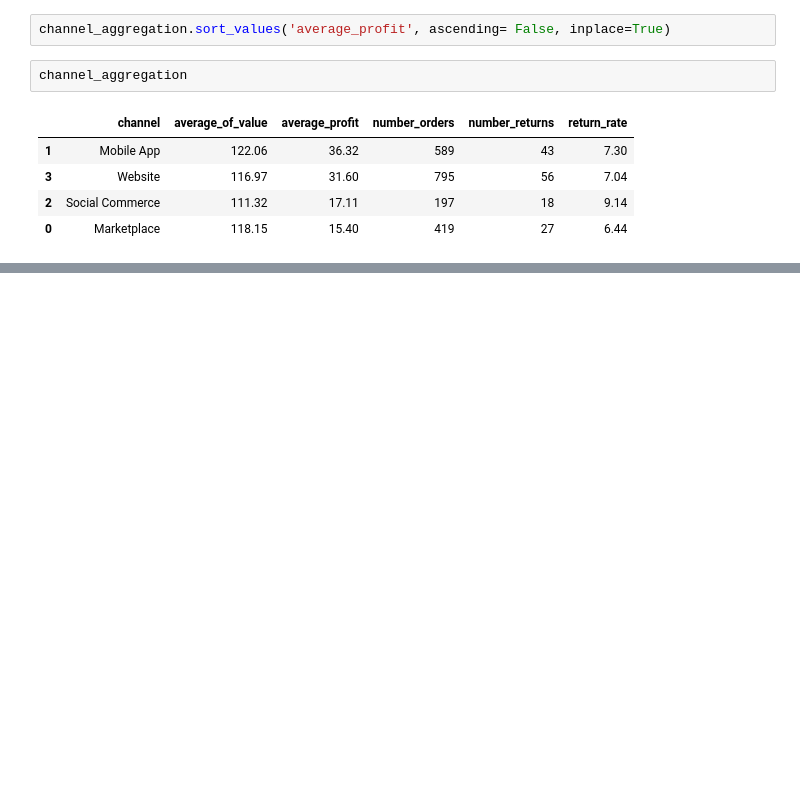
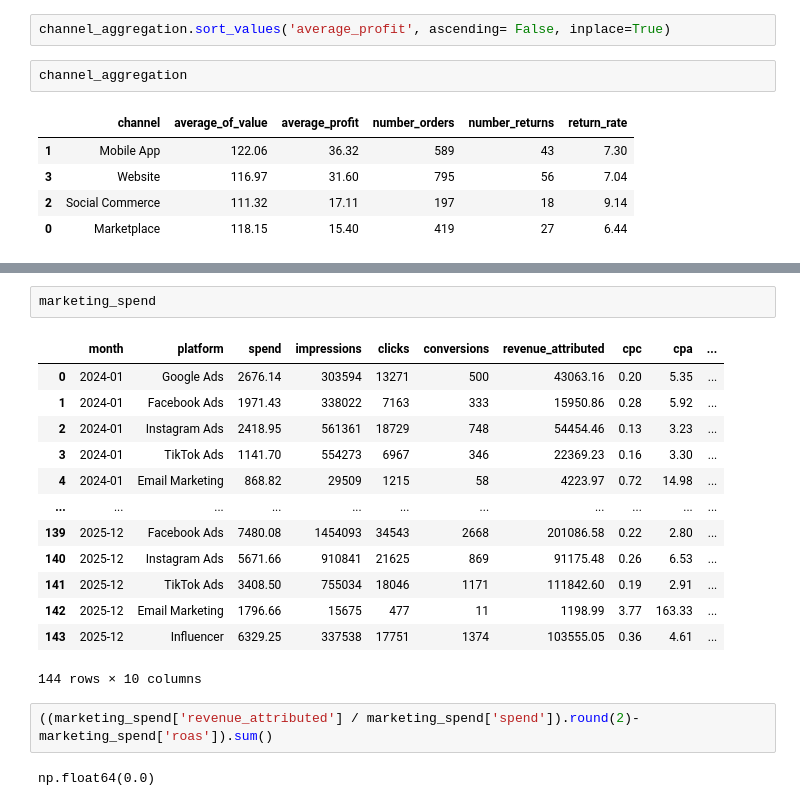
Before and after one commit to Felix-Xuhaixin/E-Commerce-Profitability-Analysis, a Jupyter notebook: E-Commerce Profitability Analysis.ipynb, the cells around one changed output, grey strips where cells are left out. Cells and saved outputs as stored; diff of their text form; blank space fills up the shorter version.

```diff
--- a/E-Commerce Profitability Analysis.ipynb
+++ b/E-Commerce Profitability Analysis.ipynb
@@ -168,0 +181,20 @@ channel_aggregation
+# %%
+marketing_spend
+# %% [output]
+|  | month | platform | spend | impressions | clicks | conversions | revenue_attributed | cpc | cpa | ... |
+| 0 | 2024-01 | Google Ads | 2676.14 | 303594 | 13271 | 500 | 43063.16 | 0.20 | 5.35 | ... |
+| 1 | 2024-01 | Facebook Ads | 1971.43 | 338022 | 7163 | 333 | 15950.86 | 0.28 | 5.92 | ... |
+| 2 | 2024-01 | Instagram Ads | 2418.95 | 561361 | 18729 | 748 | 54454.46 | 0.13 | 3.23 | ... |
+| 3 | 2024-01 | TikTok Ads | 1141.70 | 554273 | 6967 | 346 | 22369.23 | 0.16 | 3.30 | ... |
+| 4 | 2024-01 | Email Marketing | 868.82 | 29509 | 1215 | 58 | 4223.97 | 0.72 | 14.98 | ... |
+| ... | ... | ... | ... | ... | ... | ... | ... | ... | ... | ... |
+| 139 | 2025-12 | Facebook Ads | 7480.08 | 1454093 | 34543 | 2668 | 201086.58 | 0.22 | 2.80 | ... |
+| 140 | 2025-12 | Instagram Ads | 5671.66 | 910841 | 21625 | 869 | 91175.48 | 0.26 | 6.53 | ... |
+| 141 | 2025-12 | TikTok Ads | 3408.50 | 755034 | 18046 | 1171 | 111842.60 | 0.19 | 2.91 | ... |
+| 142 | 2025-12 | Email Marketing | 1796.66 | 15675 | 477 | 11 | 1198.99 | 3.77 | 163.33 | ... |
+| 143 | 2025-12 | Influencer | 6329.25 | 337538 | 17751 | 1374 | 103555.05 | 0.36 | 4.61 | ... |
+144 rows × 10 columns
+# %%
+((marketing_spend['revenue_attributed'] / marketing_spend['spend']).round(2)- marketing_spend['roas']).sum()
+# %% [output]
+np.float64(0.0)
```
Also changed, not shown: parts of 6 cells of this notebook.
